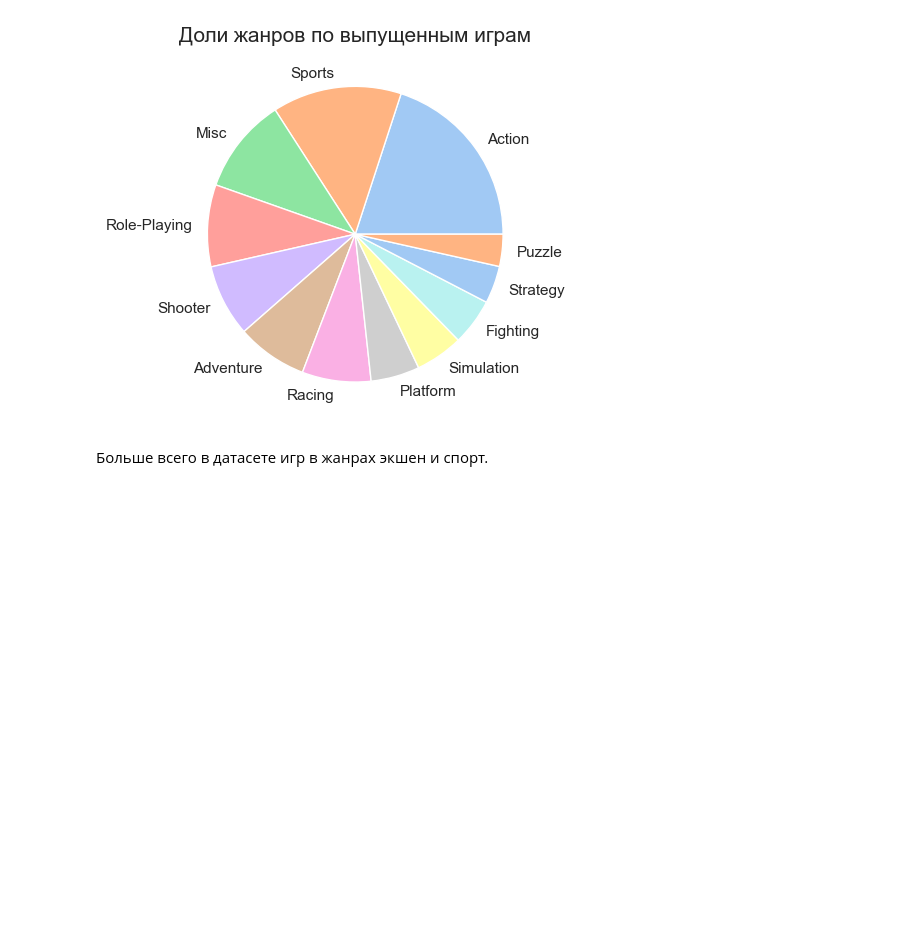
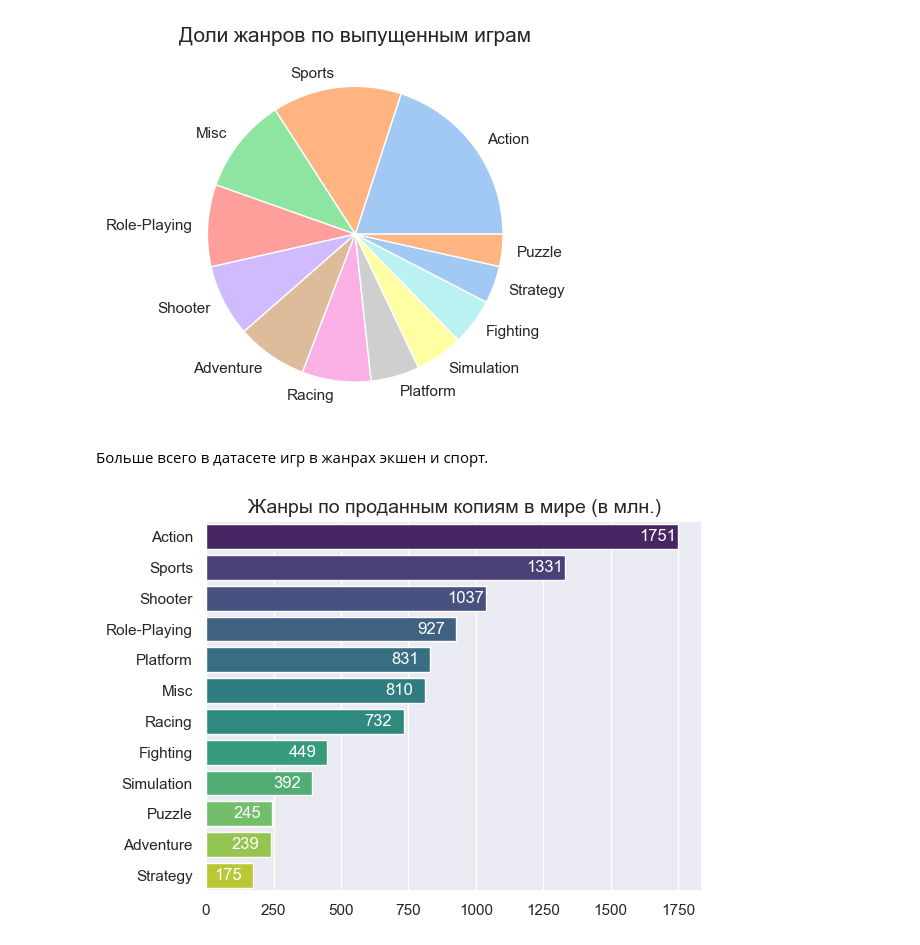
Before and after one commit to ekhavronina/data_analytics, a Jupyter notebook: video_games/video_game_sales.ipynb, the cells around one changed output. Saved outputs shown, nothing was run; the diff lists cells and outputs as text; code cells hidden in the pictures; blank space fills up the shorter version.

```diff
--- a/video_games/video_game_sales.ipynb
+++ b/video_games/video_game_sales.ipynb
@@ -104,9 +101,9 @@ games.describe()
 genres_count = pd.DataFrame(games.value_counts('Genre'), columns=['count'])
 
 genres_sales = pd.DataFrame(games.groupby('Genre')[['NA_Sales','EU_Sales','JP_Sales', 'Other_Sales', 'Global_Sales']]
-                            .sum()
-                            .reset_index(),
-                            columns=['NA_Sales','EU_Sales','JP_Sales', 'Other_Sales', 'Global_Sales'])
+                            .sum(),
+                            columns=['NA_Sales','EU_Sales','JP_Sales', 'Other_Sales', 'Global_Sales']
+                           ).reset_index().sort_values('Global_Sales', ascending=False)
 
 games.value_counts('Genre')
 # %% [output]
@@ -383,3 +378,18 @@ plt.show()
 [figure]
 # %% [markdown]
 Больше всего в датасете игр в жанрах экшен и спорт.
+# %%
+ax = sns.barplot(x=genres_sales['Global_Sales'].apply(round),
+                 y=genres_sales['Genre'],
+                 orient='h',
+                 palette='viridis'
+                )
+
+ax.bar_label(ax.containers[0], padding=-28, color='white')
+plt.title('Жанры по проданным копиям в мире (в млн.)', fontdict={'fontsize': 14})
+plt.xlabel(None)
+plt.ylabel(None)
+
+plt.show()
+# %% [output]
+[figure, added]
```
Also changed, not shown: parts of 16 cells of this notebook.
